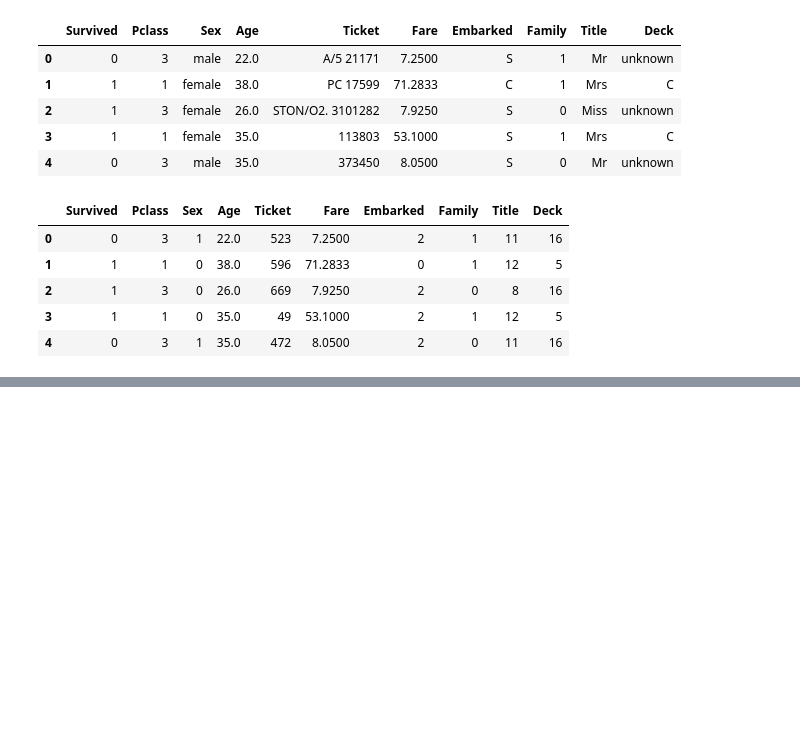
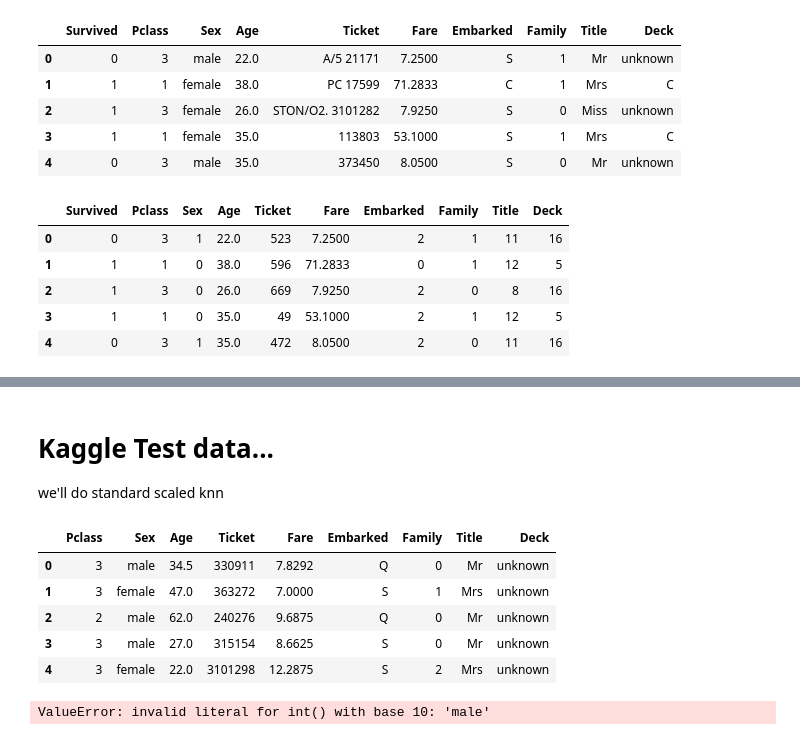
Before and after one commit to dray-the-sea/kaggle-titanic, a Jupyter notebook: notebooks/train-model-KNN-v2.ipynb, the cells around one changed output, grey strips where cells are left out. Drawn from its saved outputs; the diff is of its cells as text; code cells hidden in the pictures; blank space fills up the shorter version.

```diff
--- a/notebooks/train-model-KNN-v2.ipynb
+++ b/notebooks/train-model-KNN-v2.ipynb
@@ -118,0 +118,11 @@ num_df.head()
+# %%
+
+from sklearn.model_selection import train_test_split, GridSearchCV
+from sklearn.metrics import confusion_matrix, classification_report
+
+np.random.seed(35)
+
+x = num_df.drop("Survived", axis=1)
+y = num_df.Survived
+
+x_train, x_test, y_train, y_test = train_test_split(x, y, test_size=.2)
@@ -118,0 +337,32 @@ num_df.head()
+# %% [markdown]
+# Kaggle Test data...
+
+we'll do standard scaled knn
+# %%
+raw_test_df = pd.read_csv("../data/test.csv")
+test_PassengerIDs = raw_test_df.PassengerId
+
+
+test_df = raw_test_df.copy()
+test_df["Family"] = test_df.SibSp+test_df.Parch
+test_df.Embarked.fillna("X", inplace=True)
+test_df[['LastName','TitleFirstName']] = test_df.Name.str.split(',', expand=True)
+test_df['Title'] = test_df.TitleFirstName.apply(lambda x: x.split('.') [0])
+
+test_df = pp.infer_cabin_features(test_df, mark_missing=False)
+test_df = test_df.drop(['Name', 'SibSp', "Parch", 'TitleFirstName', 'LastName', 'Cabin', 'PassengerId'], axis=1)
+test_df.head()
+# %% [output]
+|  | Pclass | Sex | Age | Ticket | Fare | Embarked | Family | Title | Deck |
+| 0 | 3 | male | 34.5 | 330911 | 7.8292 | Q | 0 | Mr | unknown |
+| 1 | 3 | female | 47.0 | 363272 | 7.0000 | S | 1 | Mrs | unknown |
+| 2 | 2 | male | 62.0 | 240276 | 9.6875 | Q | 0 | Mr | unknown |
+| 3 | 3 | male | 27.0 | 315154 | 8.6625 | S | 0 | Mr | unknown |
+| 4 | 3 | female | 22.0 | 3101298 | 12.2875 | S | 2 | Mrs | unknown |
+# %%
+test_df.Age = test_df.apply(lambda row: fill_na_with_median(row), axis=1 )
+test_df.Fare.fillna(num_df.Fare.median(), inplace=True)
+test_df = pp.numerify_categorical_columns_0(test_df, columns=["Sex", "Embarked", "Title", "Ticket", "Deck",])
+test_df.head()
+# %% [output]
+ValueError: invalid literal for int() with base 10: 'male'
```
Also changed, not shown: parts of 26 cells of this notebook, 2 other files.
